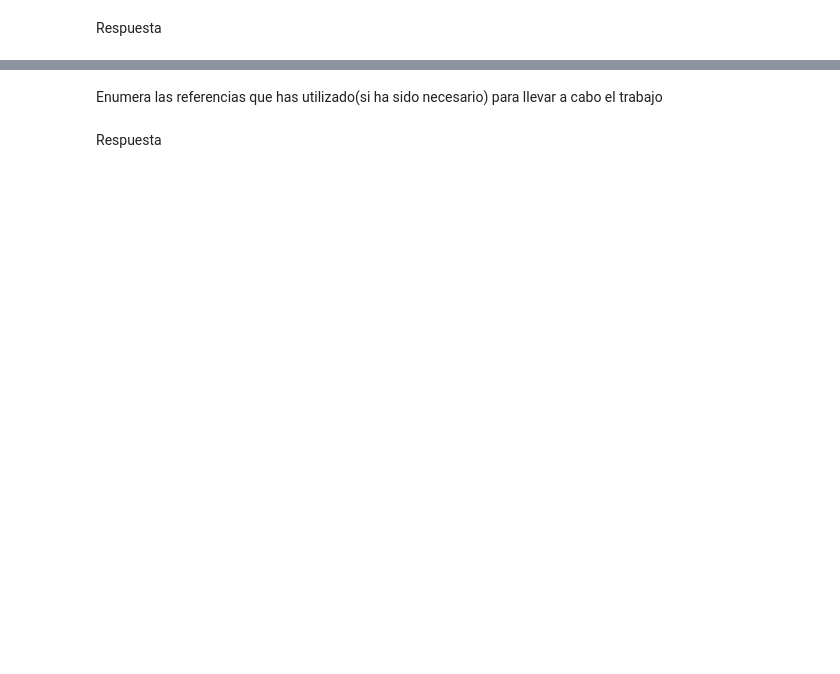
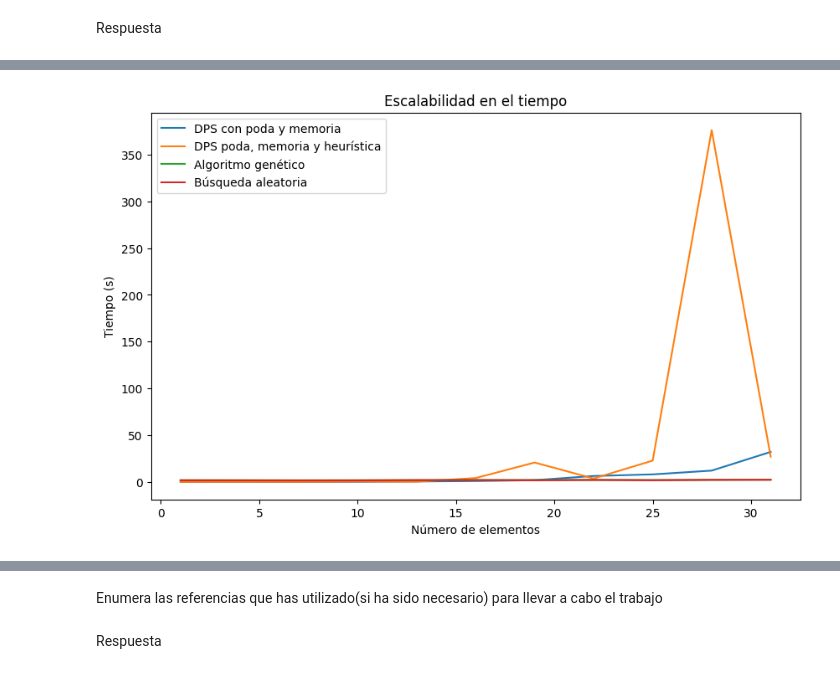
Before and after one commit to Astolfo2332/VIU_act, a Jupyter notebook: optimizacion/Algoritmos_TP.ipynb, the cells around one changed output, grey strips where cells are left out. Saved outputs shown, nothing was run; the diff lists cells and outputs as text; code cells hidden in the pictures; blank space fills up the shorter version.

```diff
--- a/optimizacion/Algoritmos_TP.ipynb
+++ b/optimizacion/Algoritmos_TP.ipynb
@@ -622,0 +997,28 @@ Respuesta
+# %%
+def make_random_list(n):
+    new_numbers = [random.randint(1, 1000) for _ in range(n)]
+    new_numbers = list(set(new_numbers))
+    new_numbers = [number for number in new_numbers if number != 0]
+    return new_numbers
+
+n = range(1, 32, 3)
+
+max_min_time = []
+max_min_heu = []
+genetic_time = []
+random_time = []
+
+for i in n:
+    numbers = make_random_list(i)
+
+    _, time_val = buscar_min_max_memo_time(numbers[:])
+    max_min_time.append(time_val)
+
+    _, time_val = buscar_min_max_memo_heu_time(numbers[:])
+    max_min_heu.append(time_val)
+
+    _, time_val = algoritmo_genetico_time(75, 500)
+    genetic_time.append(time_val)
+
+    _, time_val = random_search_time(1000)
+    random_time.append(time_val)
@@ -622,0 +1043,13 @@ Respuesta
+# %%
+plt.figure(figsize=(10, 6))
+plt.plot(n, max_min_time, label="DPS con poda y memoria")
+plt.plot(n, max_min_heu, label="DPS poda, memoria y heurística")
+plt.plot(n, genetic_time, label="Algoritmo genético")
+plt.plot(n, random_time, label="Búsqueda aleatoria")
+plt.xlabel("Número de elementos")
+plt.ylabel("Tiempo (s)")
+plt.legend()
+plt.title("Escalabilidad en el tiempo")
+plt.show()
+# %% [output]
+[figure, added]
```
Also changed, not shown: parts of 48 cells of this notebook.
